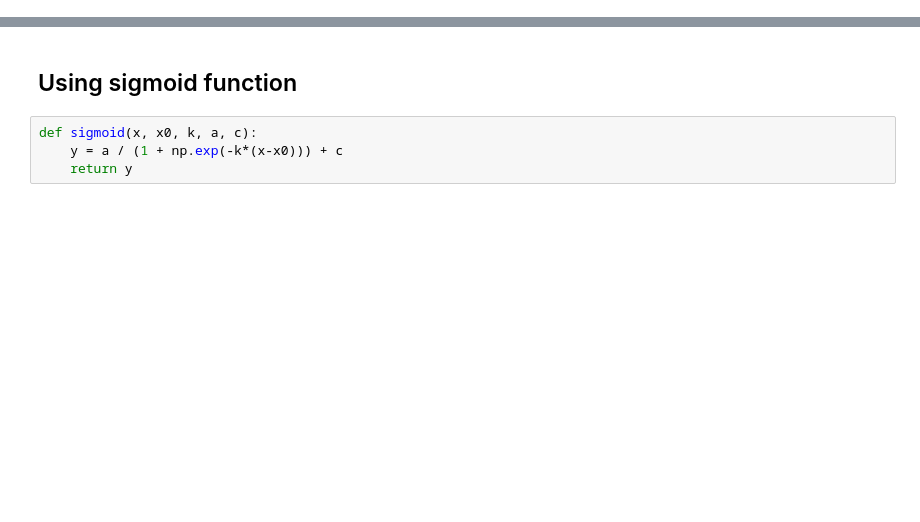
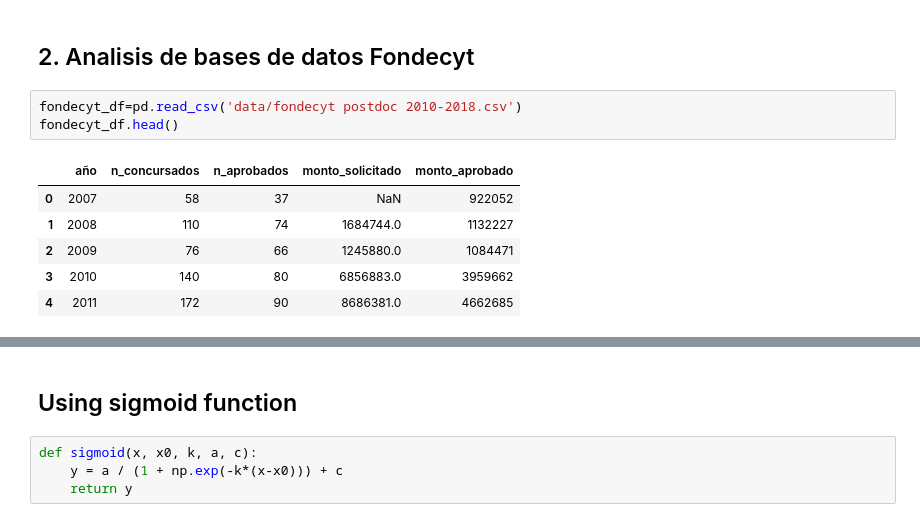
Before and after one commit to anipchile/encuesta_2018, a Jupyter notebook: notebooks/05 - Analisis Mineduc y Conicyt.ipynb, the cells around one changed output, grey strips where cells are left out. Cells and saved outputs as stored; diff of their text form; blank space fills up the shorter version.

```diff
--- a/notebooks/05 - Analisis Mineduc y Conicyt.ipynb
+++ b/notebooks/05 - Analisis Mineduc y Conicyt.ipynb
@@ -13,0 +105,12 @@ pd.set_option('max_colwidth', 100)
+# %% [markdown]
+## 2. Analisis de bases de datos Fondecyt
+# %%
+fondecyt_df=pd.read_csv('data/fondecyt postdoc 2010-2018.csv')
+fondecyt_df.head()
+# %% [output]
+|  | año | n_concursados | n_aprobados | monto_solicitado | monto_aprobado |
+| 0 | 2007 | 58 | 37 | NaN | 922052 |
+| 1 | 2008 | 110 | 74 | 1684744.0 | 1132227 |
+| 2 | 2009 | 76 | 66 | 1245880.0 | 1084471 |
+| 3 | 2010 | 140 | 80 | 6856883.0 | 3959662 |
+| 4 | 2011 | 172 | 90 | 8686381.0 | 4662685 |
```
Also changed, not shown: parts of 39 cells of this notebook, 34 other files.
